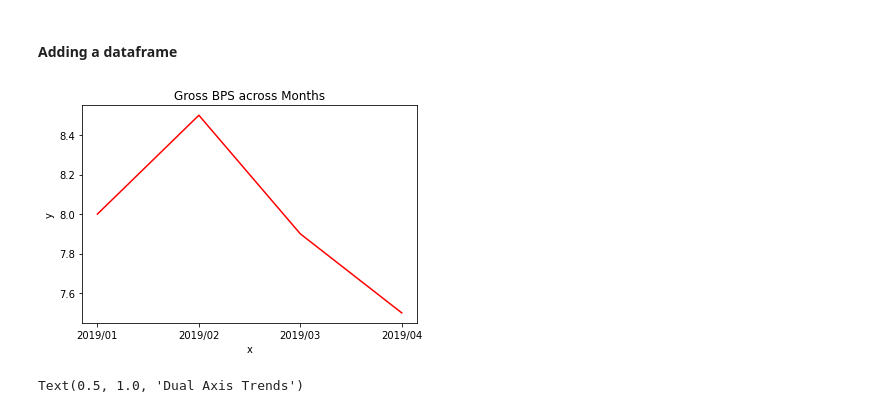
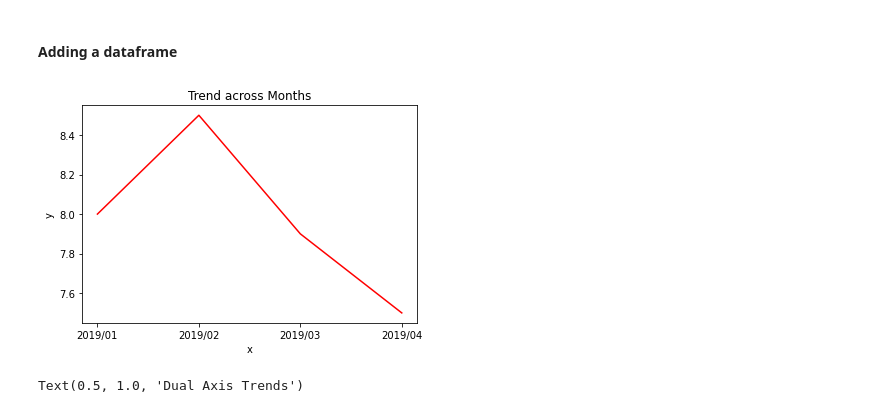
Before and after one commit to suthashok/Learning_Python, a Jupyter notebook: Tutorial_matplotlib.ipynb, the cells around one changed output. Saved outputs shown, nothing was run; the diff lists cells and outputs as text; code cells hidden in the pictures.

Commit message:
Updating Codes for Trend

```diff
--- a/Tutorial_matplotlib.ipynb
+++ b/Tutorial_matplotlib.ipynb
@@ -26,12 +26,12 @@ z=df['Axis2']
 # %%
 figure()
 plot(x, y, 'r')
 xlabel('x')
 ylabel('y')
-title('Gross BPS across Months')
+title('Trend across Months')
 show()
 # %% [output]
-[figure, old version]
+[figure, new version]
 # %%
 #### Plotting with two axis
 # %%
```
